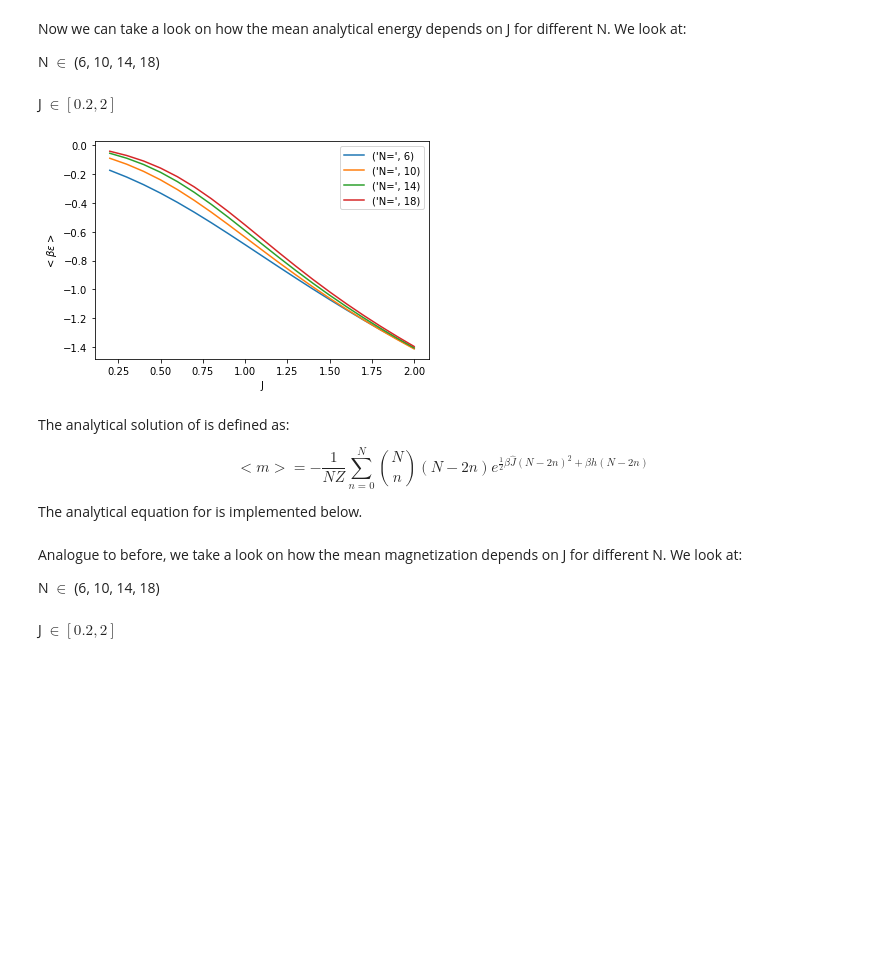
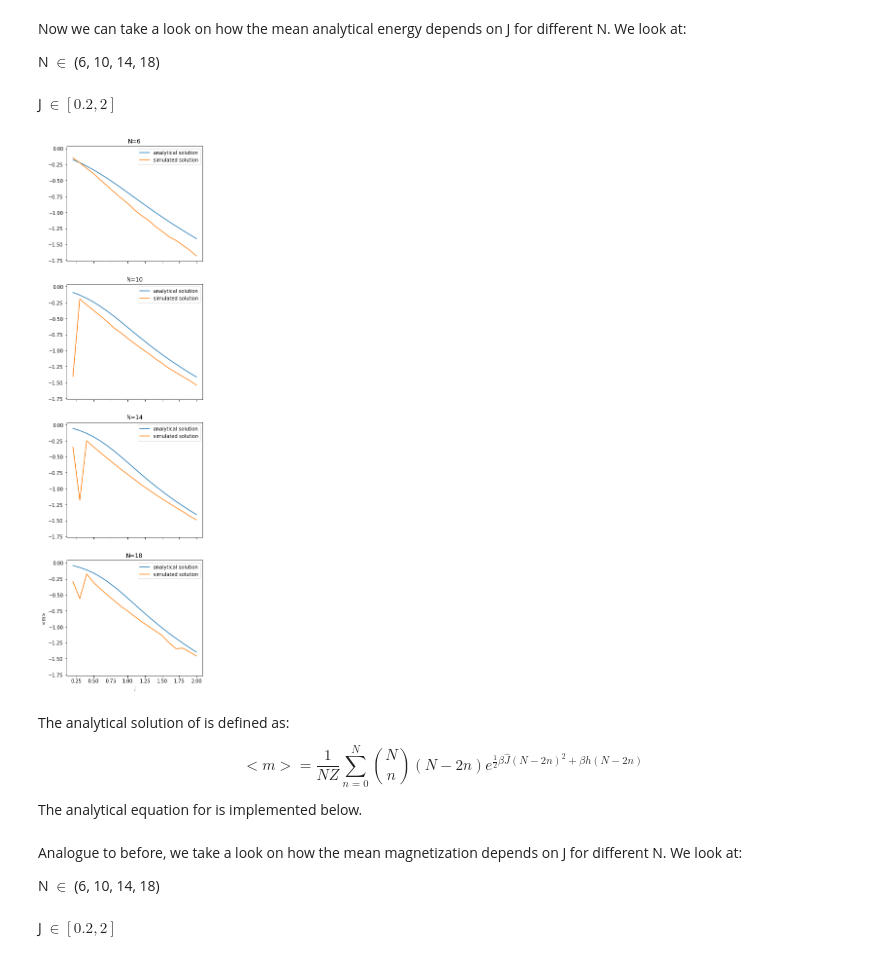
Before and after one commit to Trico94/physics760_Martin, a Jupyter notebook: Exercise 3/exercise3.ipynb, the cells around one changed output. Saved outputs shown, nothing was run; the diff lists cells and outputs as text; code cells hidden in the pictures; blank space fills up the shorter version.

```diff
--- a/Exercise 3/exercise3.ipynb
+++ b/Exercise 3/exercise3.ipynb
@@ -102,18 +105,12 @@ Because we want to define everything in terms of $\beta h$ and $\beta J$ we take
 \end{equation}
 # %%
-# Generated value of Z as defined above
-def Z(phi, N, beta_J, beta_h):
-    return(1/((2*math.pi*beta_J/N)**(1/2))*math.exp(-phi**2/(2*beta_J/N)+N*math.log(2*math.cosh(beta_h+phi))))
-
 # Generated value of the mean magnetization. We are missing a factor 1/Z, which will be added later on.
-def mean_magnetization(phi, N, beta_J, beta_h):
-    return(math.tanh(beta_h+phi)/((2*math.pi*beta_J/N)**(1/2))*math.exp(-phi**2/(2*beta_J/N)+N*math.log(2*math.cosh(beta_h+phi))))
+def O_magnetization(phi, N, beta_J, beta_h):
+    return(np.tanh(beta_h+phi))
 
 # Generated value of the mean energy multiplied with beta. We are missing a factor 1/(NZ), which will be added later on.
-def mean_energy_beta(phi, N, beta_J, beta_h):
-    first_term=(math.tanh(beta_h+phi)+(phi**2/(2*beta_J/N)))/((2*math.pi*beta_J/N)**(1/2))*math.exp(-phi**2/(2*beta_J/N)+N*math.log(2*math.cosh(beta_h+phi)))
-    second_term=math.exp(-phi**2/(2*beta_J/N)+N*math.log(2*math.cosh(beta_h/N+phi)))/(2**(2/3)*(beta_J/N*math.pi)**(1/2))
-    return(first_term-second_term)
+def O_energy_beta(phi, N, beta_J, beta_h):
+    return(-((beta_h*N*np.tanh(beta_h+phi))+phi**2/(2*beta_J/N)-0.5)/N)
 # %% [markdown]
 ## Exercise 2
 
@@ -139,8 +136,6 @@ These can be implemented as:
 # %%
 # The artificial Hamiltonian as defined above
 def hamiltonian_artificial(p , phi, N, beta_J, beta_h):
-    global beta
-    global J
     return ((p**2/2)+(phi**2/(2*beta_J/N))-N*math.log(2*math.cosh(phi+beta_h)))
 
 # phi dot as defined in the function above
@@ -337,37 +332,63 @@ Now we can take a look on how the mean analytical energy depends on J for differ
 N $\in$ (6, 10, 14, 18) <br/><br/>
 J $\in \left[0.2, 2\right]$
 # %%
-def polt_mean_energy_analytical(beta_h):
+def polt_mean_energy(beta_h):
+
+    """
+    First the analytical solutions
+    """
+
     # Initilize the arrays:
     #   The values of N and beta*J are as mentioned above
     N_array=[6, 10, 14, 18]
     beta_J_array=np.arange(0.2, 2.01, 0.1)
 
     # This is the array for the mean energy values (N*J-big)
     mean_energy_analytical_array=np.zeros(len(N_array)*len(beta_J_array)).reshape(len(N_array), len(beta_J_array))
 
     # Generate analytical solution for all N
     for j in range(len(N_array)):
 
         # Generate the values for one specific N
         for i in range(len(beta_J_array)):
             mean_energy_analytical_array[j][i]=mean_energy_analytical(N_array[j], beta_J_array[i], beta_h)
 
+    """
+    Now the generated solutions
+    """
+    #Again we are initilizing an array for future values
+    mean_energy_simulated_array=np.zeros(len(N_array)*len(beta_J_array)).reshape(len(N_array), len(beta_J_array))
+
+    # Generate simulated solution for all N
+    for j in range(len(N_array)):
+
+        # Generate the values for one specific N
+        for i in range(len(beta_J_array)):
+            phi_array=np.delete(generate_phi(N_array[j], beta_J_array[i], beta_h),np.arange(200))
+            mean_energy_simulated_array[j][i]=np.sum(O_energy_beta(phi_array, N_array[j], beta_J_array[i], beta_h))/len(phi_array)
+
+
+
     # Plot the mean energies
+    fig, axs = plt.subplots(4, sharex=True, sharey=True)
+    fig.set_size_inches(5, 20)
     for j in range(len(N_array)):
-        plt.plot(beta_J_array, mean_energy_analytical_array[j], label=("N=", N_array[j]))
-        plt.legend(loc="best")
-        plt.xlabel("J")
-        plt.ylabel(r"$ <\beta \epsilon> $")
+        axs[j].plot(beta_J_array, mean_energy_analytical_array[j], label=("analytical solution"))
+        axs[j].plot(beta_J_array, mean_energy_simulated_array[j], label=("simulated solution"))
+        axs[j].legend(loc="best")
+        axs[j].title.set_text("N=" + str(N_array[j]))
+    plt.legend(loc="best")
+    plt.xlabel("J")
+    plt.ylabel("<m>")
 
-polt_mean_energy_analytical(0.5)
+polt_mean_energy(0.5)
 # %% [output]
-[figure, old version]
+[figure, new version]
 # %% [markdown]
 The analytical solution of <m> is defined as:
 
 \begin{equation}
-    <m> = -\frac{1}{NZ} \sum^{N}_{n=0} \binom{N}{n} (N-2n) e^{\frac{1}{2} \beta \hat{J} (N-2n)^2 + \beta h (N-2n)}
+    <m> = \frac{1}{NZ} \sum^{N}_{n=0} \binom{N}{n} (N-2n) e^{\frac{1}{2} \beta \hat{J} (N-2n)^2 + \beta h (N-2n)}
 \end{equation}
 
 The analytical equation for <m> is implemented below.
```
Also changed, not shown: parts of 5 cells of this notebook.
